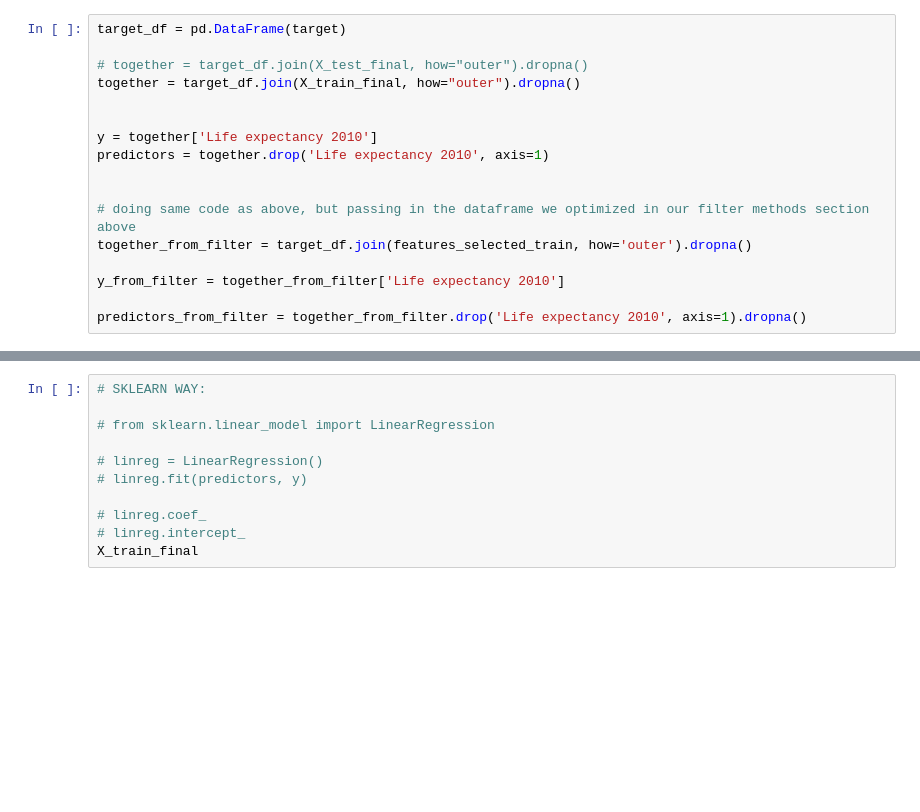
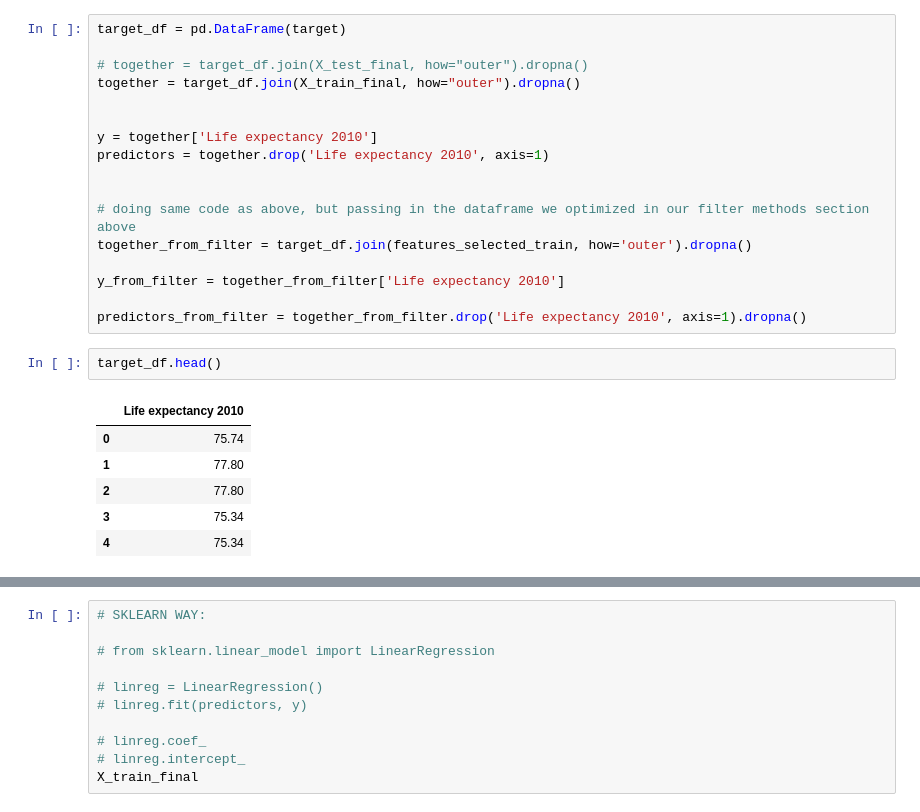
Before and after one commit to aulorbe/Life-Expectancy-In-The-US, a Jupyter notebook: feature_engineering.ipynb, the cells around one changed output, grey strips where cells are left out. Drawn from its saved outputs; the diff is of its cells as text; blank space fills up the shorter version.

```diff
--- a/feature_engineering.ipynb
+++ b/feature_engineering.ipynb
@@ -480,3 +446,12 @@ together_from_filter = target_df.join(features_selected_train, how='outer').drop
 y_from_filter = together_from_filter['Life expectancy 2010']
 
 predictors_from_filter = together_from_filter.drop('Life expectancy 2010', axis=1).dropna()
+# %%
+target_df.head()
+# %% [output]
+|  | Life expectancy 2010 |
+| 0 | 75.74 |
+| 1 | 77.80 |
+| 2 | 77.80 |
+| 3 | 75.34 |
+| 4 | 75.34 |
```
Also changed, not shown: parts of 8 cells of this notebook, 10 other files.
